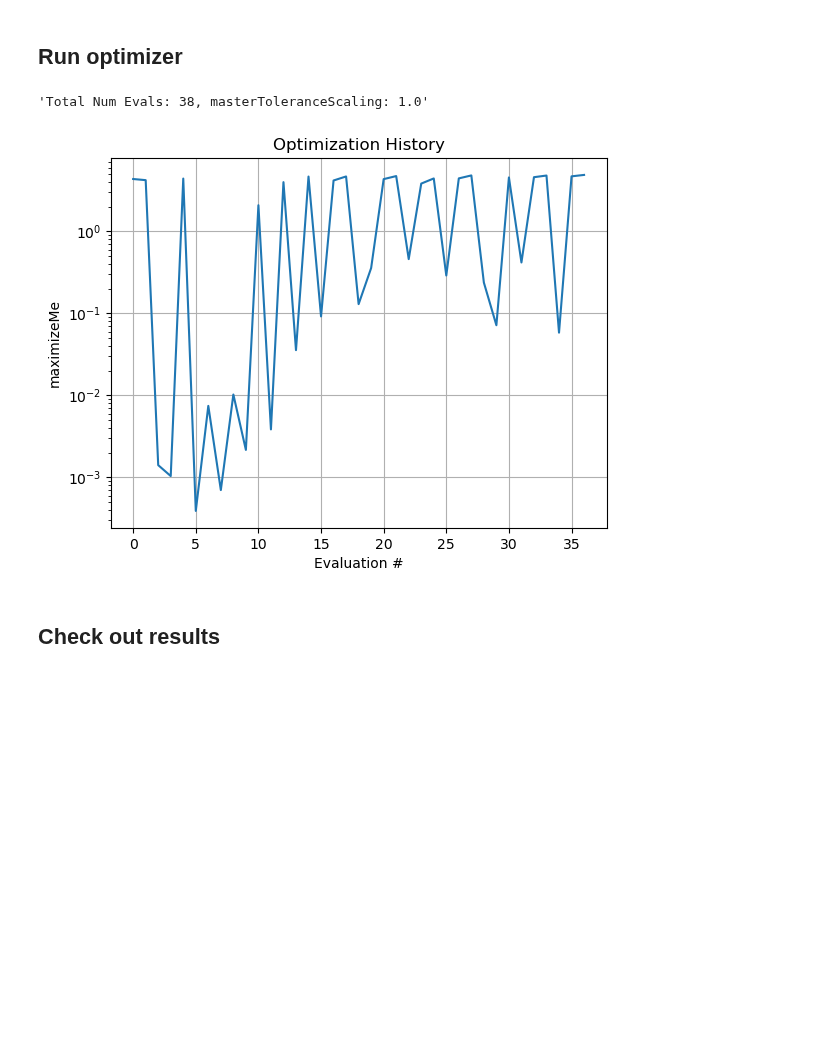
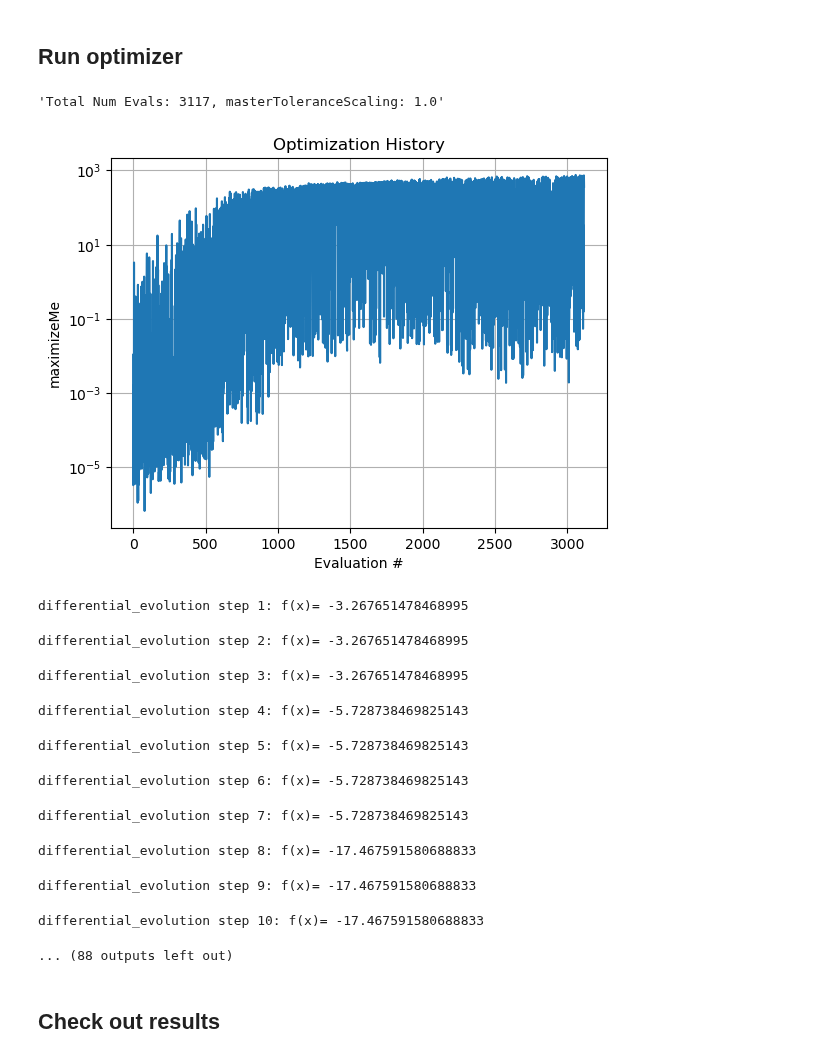
Before and after one commit to slaclab/Jitter-Forked-FACET2-Bmad-PyTao, a Jupyter notebook: 2024-09-25 Two bunch optimizer.ipynb, the cells around one changed output. Cells and saved outputs as stored; diff of their text form; code cells hidden in the pictures; blank space fills up the shorter version.

```diff
--- a/2024-09-25 Two bunch optimizer.ipynb
+++ b/2024-09-25 Two bunch optimizer.ipynb
@@ -8,7 +8,7 @@ tao = initializeTao(
     inputBeamFilePathSuffix = '/beams/nmmToL0AFEND_2bunch_2024-02-16Clean/2024-02-16_2bunch_1e5Downsample_nudgeWeights.h5',
 
     csrTF = False,
-    numMacroParticles=1e3,
+    numMacroParticles=1e4,
 )
 
 #Set aside the initial beam for later reference
@@ -276,22 +276,22 @@ def specificOptimizer(
 
 
     # Disabling transverse terms and length limits, per https://docs.google.com/presentation/d/1b6WoEwmDz5cA0fm9FbbGiZoMwBcbCNNNCsD7JiFDxRc/edit#slide=id.g2f91233284b_0_0
-    stageOneOptimization = True
+    stageOneOptimization = False
 
     if stageOneOptimization:
         enableTransverse = 0
         lengthLimitMultiplier = 0
-        lengthPenaltyExponent = 2
+
     else:
         enableTransverse = 1
         lengthLimitMultiplier = 1
-        lengthPenaltyExponent = 1
+
 
     tolerableBeamLossFraction  = 0.02  * masterToleranceScaling
     tolerableBunchSpacingError = 10e-6 * masterToleranceScaling
 
-    tolerableBeamOffset  = 5e-6 * masterToleranceScaling
-    tolerableAngleOffset = 5e-3 * masterToleranceScaling
+    tolerableBeamOffset  = 5e-6 * masterToleranceScaling * 1e9
+    tolerableAngleOffset = 5e-3 * masterToleranceScaling * 1e9
 
 
     driveEmittanceThreshold   = 50e-6 * masterToleranceScaling
@@ -328,13 +328,13 @@ def specificOptimizer(
     # ]) / 10e-6
 
     savedData["errorTerm_mainObjective"] = np.mean([
-                enableTransverse * rampToZero(savedData[f"PDrive_sigmaSI90_x"], driveSpotThreshold, 10e-6),
-                enableTransverse * rampToZero(savedData[f"PDrive_sigmaSI90_y"], driveSpotThreshold, 10e-6),
-                rampToZero(savedData[f"PDrive_sigmaSI90_z"], driveLengthThreshold, 10e-6) ** lengthPenaltyExponent,
+                enableTransverse * rampToZero(savedData[f"PDrive_sigmaSI90_x"], driveSpotThreshold, 10e-6)   ** 2,
+                enableTransverse * rampToZero(savedData[f"PDrive_sigmaSI90_y"], driveSpotThreshold, 10e-6)   ** 2,
+                                   rampToZero(savedData[f"PDrive_sigmaSI90_z"], driveLengthThreshold, 10e-6) ** 2,
 
-                enableTransverse * rampToZero(savedData[f"PWitness_sigmaSI90_x"], witnessSpotThreshold, 10e-6),
-                enableTransverse * rampToZero(savedData[f"PWitness_sigmaSI90_y"], witnessSpotThreshold, 10e-6),
-                rampToZero(savedData[f"PWitness_sigmaSI90_z"], witnessLengthThreshold, 10e-6) ** lengthPenaltyExponent,
+                enableTransverse * rampToZero(savedData[f"PWitness_sigmaSI90_x"], witnessSpotThreshold, 10e-6)   ** 2,
+                enableTransverse * rampToZero(savedData[f"PWitness_sigmaSI90_y"], witnessSpotThreshold, 10e-6)   ** 2,
+                                   rampToZero(savedData[f"PWitness_sigmaSI90_z"], witnessLengthThreshold, 10e-6) ** 2,
     ])
 
     # savedData["errorTerm_secondaryObjective"] = 0.1 * np.mean([
@@ -447,8 +447,8 @@ defaultSettingsVector = [importedDefaultSettings[key] for key in list(pbounds.ke
 # %%
 from scipy.optimize import minimize
 
-#optimizationType = "differentialEvolution" #Classic, standard for exploration
-optimizationType = "nelderMead"            #Classic, standard for refinement
+optimizationType = "differentialEvolution" #Classic, standard for exploration
+#optimizationType = "nelderMead"            #Classic, standard for refinement
 #optimizationType = "L-BFGS-B"              #This never seems to work; I think the problem is too noisy to get a reasonable Hessian
 #optimizationType = "powell"                #This rarely seems to help; I think the orthogonal approach is not appropriate for this problem
 #optimizationType = "COBYQA"                #Seems promising. Not timid about making big, coordinated moves. I like it more for refinement though. Seems (much) more likely than nelderMead to give up too early though...
@@ -457,11 +457,11 @@ optimizationType = "nelderMead"            #Classic, standard for refinement
 match optimizationType:
 
     case "differentialEvolution":
-        totalPopSize = 10            # Total population size
+        totalPopSize = 20            # Total population size
         numDimensions = len(bounds)  # Number of parameters
 
-        initializationType = "uniform"
-        #initializationType = "normal"
+        #initializationType = "uniform"
+        initializationType = "normal"
 
         match initializationType:
 
@@ -482,7 +482,7 @@ match optimizationType:
                     #Optional: Define mean based on defaultSettingsVector
                     mean = defaultSettingsVector[i]
 
-                    std_dev = (high - low) / 100
+                    std_dev = (high - low) / 20
                     populationDE[:, i] = np.random.normal(mean, std_dev, totalPopSize)
 
         #Optional: Add specific points to initial evaluation list
@@ -552,35 +552,46 @@ match optimizationType:
 
         #Initial point(s) to check
         optimizer.probe(
             params={key: importedDefaultSettings[key] for key in pbounds.keys()},
             lazy=True,
         )
 
         #Refer to https://bayesian-optimization.github.io/BayesianOptimization/exploitation_vs_exploration.html
         #and https://github.com/bayesian-optimization/BayesianOptimization/blob/master/bayes_opt/bayesian_optimization.py
         boInitialKappa = 10 + 0*10.
         boFinalKappa = 1e-3 + 0*0.1
         boNumIter = 500
         boKappaDecay = (boFinalKappa / boInitialKappa)**(1/boNumIter)
 
         # acquisition_function = bayes_opt.util.UtilityFunction(
         #                                    kind='ucb',
         #                                    kappa=boInitialKappa,         #Default 2.576
         #                                    xi=0.0,              #Default 0
         #                                    kappa_decay=boKappaDecay,       #Default 0
         #                                    kappa_decay_delay=0  #Default 0
         #                                 )
 
         optimizer.maximize(
             init_points=100, #Initial, random points. Unwise to omit. "Often, 2*dim to 5*dim random points are recommended before switching to model-driven exploration."
             n_iter=boNumIter,
             #acquisition_function=acquisition_function
         )
 
 print(problem.history)
 # %% [output]
-'Total Num Evals: 38, masterToleranceScaling: 1.0'
+'Total Num Evals: 3117, masterToleranceScaling: 1.0'
-[figure, old version]
+[figure, new version]
+differential_evolution step 1: f(x)= -3.267651478468995
+differential_evolution step 2: f(x)= -3.267651478468995
+differential_evolution step 3: f(x)= -3.267651478468995
+differential_evolution step 4: f(x)= -5.728738469825143
+differential_evolution step 5: f(x)= -5.728738469825143
+differential_evolution step 6: f(x)= -5.728738469825143
+differential_evolution step 7: f(x)= -5.728738469825143
+differential_evolution step 8: f(x)= -17.467591580688833
+differential_evolution step 9: f(x)= -17.467591580688833
+differential_evolution step 10: f(x)= -17.467591580688833
+... (88 outputs left out)
 # %% [markdown]
 ## Check out results
 # %%
```
Also changed, not shown: parts of 2 cells of this notebook, 3 other files.
